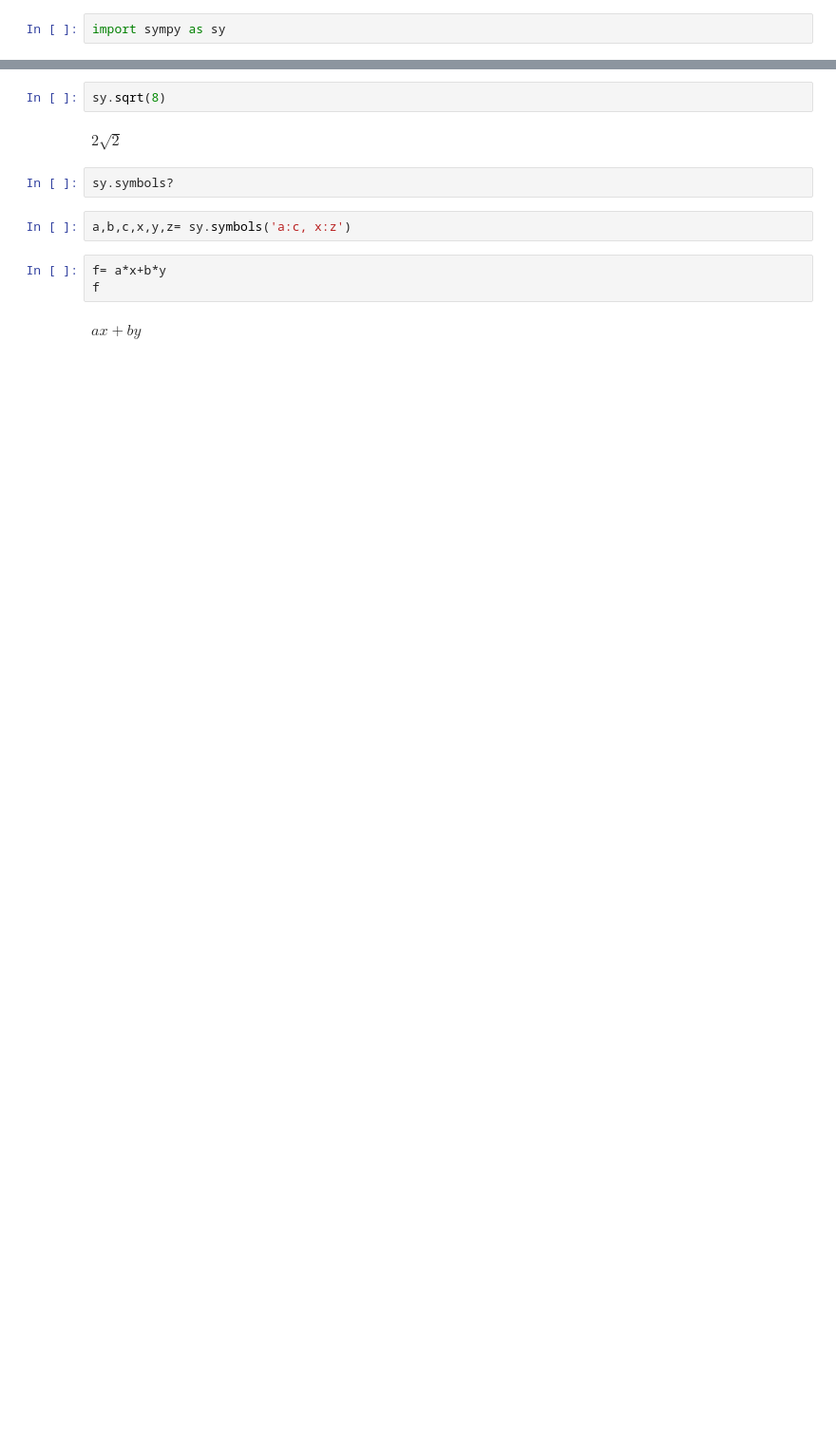
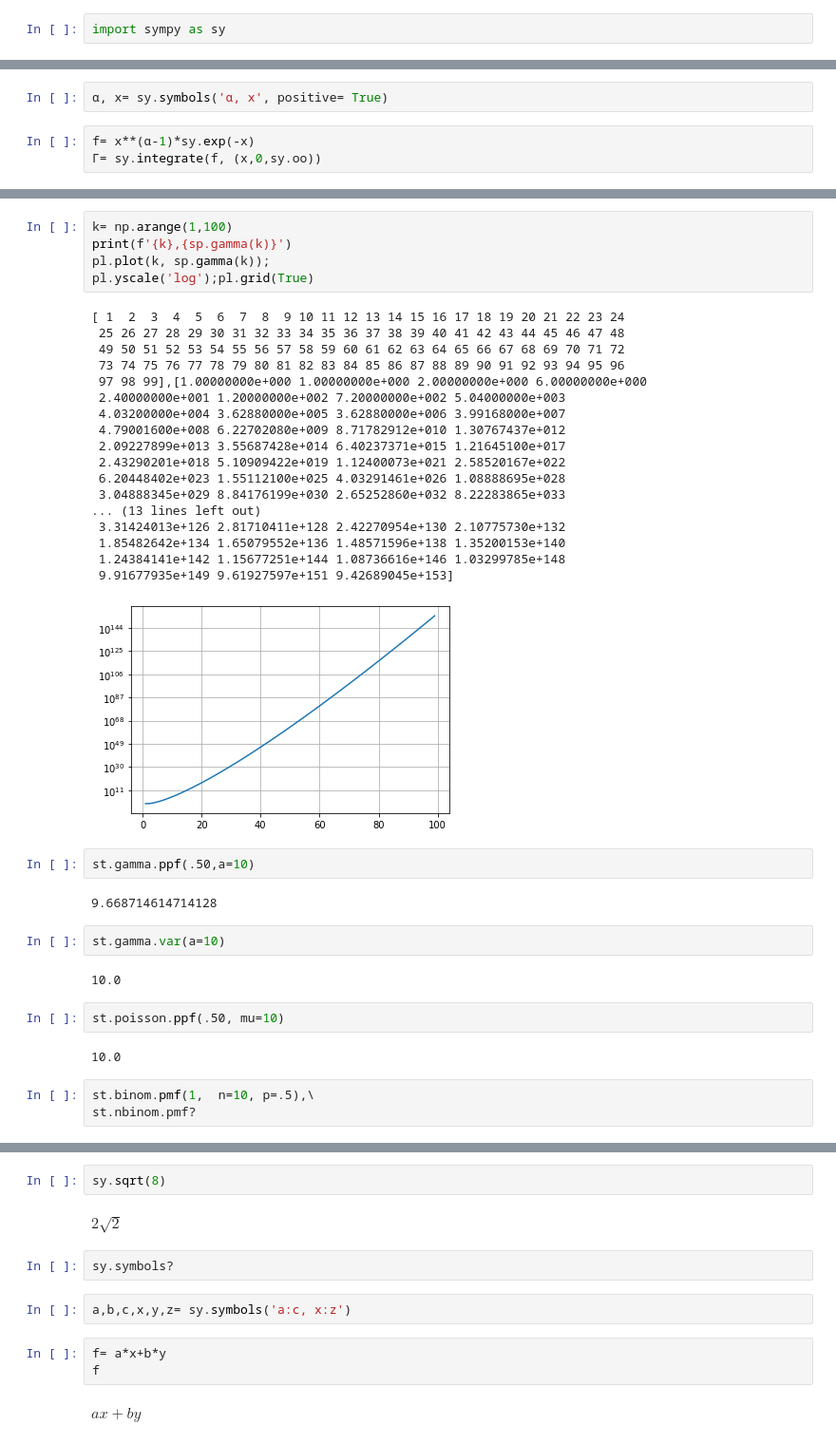
Before and after one commit to renyuanL/_ryProb2020, a Jupyter notebook: probCh03_contPdf.ipynb, the cells around one changed output, grey strips where cells are left out. Shown at 95% size. Cells and saved outputs as stored; diff of their text form; blank space fills up the shorter version.

```diff
--- a/probCh03_contPdf.ipynb
+++ b/probCh03_contPdf.ipynb
@@ -6,0 +15,5 @@ $\displaystyle \sqrt{2}$
+# %%
+α, x= sy.symbols('α, x', positive= True)
+# %%
+f= x**(α-1)*sy.exp(-x)
+Γ= sy.integrate(f, (x,0,sy.oo))
@@ -6,0 +79,39 @@ $\displaystyle \sqrt{2}$
+# %%
+k= np.arange(1,100)
+print(f'{k},{sp.gamma(k)}')
+pl.plot(k, sp.gamma(k));
+pl.yscale('log');pl.grid(True)
+# %% [output]
+[ 1  2  3  4  5  6  7  8  9 10 11 12 13 14 15 16 17 18 19 20 21 22 23 24
+ 25 26 27 28 29 30 31 32 33 34 35 36 37 38 39 40 41 42 43 44 45 46 47 48
+ 49 50 51 52 53 54 55 56 57 58 59 60 61 62 63 64 65 66 67 68 69 70 71 72
+ 73 74 75 76 77 78 79 80 81 82 83 84 85 86 87 88 89 90 91 92 93 94 95 96
+ 97 98 99],[1.00000000e+000 1.00000000e+000 2.00000000e+000 6.00000000e+000
+ 2.40000000e+001 1.20000000e+002 7.20000000e+002 5.04000000e+003
+ 4.03200000e+004 3.62880000e+005 3.62880000e+006 3.99168000e+007
+ 4.79001600e+008 6.22702080e+009 8.71782912e+010 1.30767437e+012
+ 2.09227899e+013 3.55687428e+014 6.40237371e+015 1.21645100e+017
+ 2.43290201e+018 5.10909422e+019 1.12400073e+021 2.58520167e+022
+ 6.20448402e+023 1.55112100e+025 4.03291461e+026 1.08888695e+028
+ 3.04888345e+029 8.84176199e+030 2.65252860e+032 8.22283865e+033
+... (13 lines left out)
+ 3.31424013e+126 2.81710411e+128 2.42270954e+130 2.10775730e+132
+ 1.85482642e+134 1.65079552e+136 1.48571596e+138 1.35200153e+140
+ 1.24384141e+142 1.15677251e+144 1.08736616e+146 1.03299785e+148
+ 9.91677935e+149 9.61927597e+151 9.42689045e+153]
+[figure, added]
+# %%
+st.gamma.ppf(.50,a=10)
+# %% [output]
+9.668714614714128
+# %%
+st.gamma.var(a=10)
+# %% [output]
+10.0
+# %%
+st.poisson.ppf(.50, mu=10)
+# %% [output]
+10.0
+# %%
+st.binom.pmf(1,  n=10, p=.5),\
+st.nbinom.pmf?
```
Also changed, not shown: parts of 38 cells of this notebook, 2 other files.
